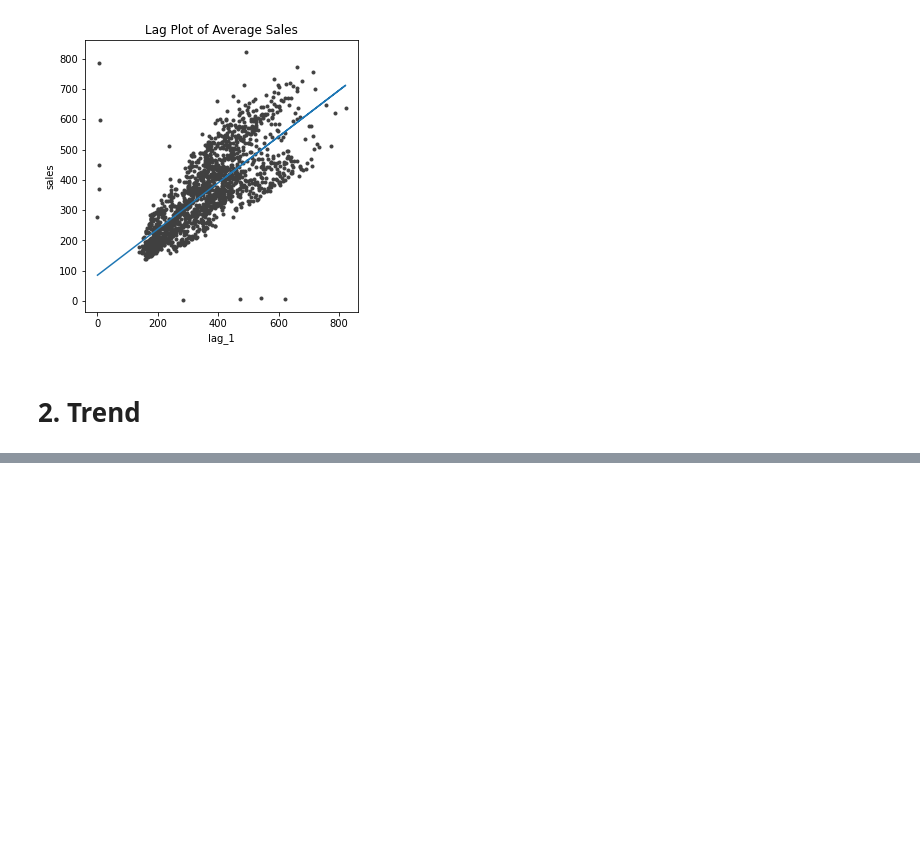
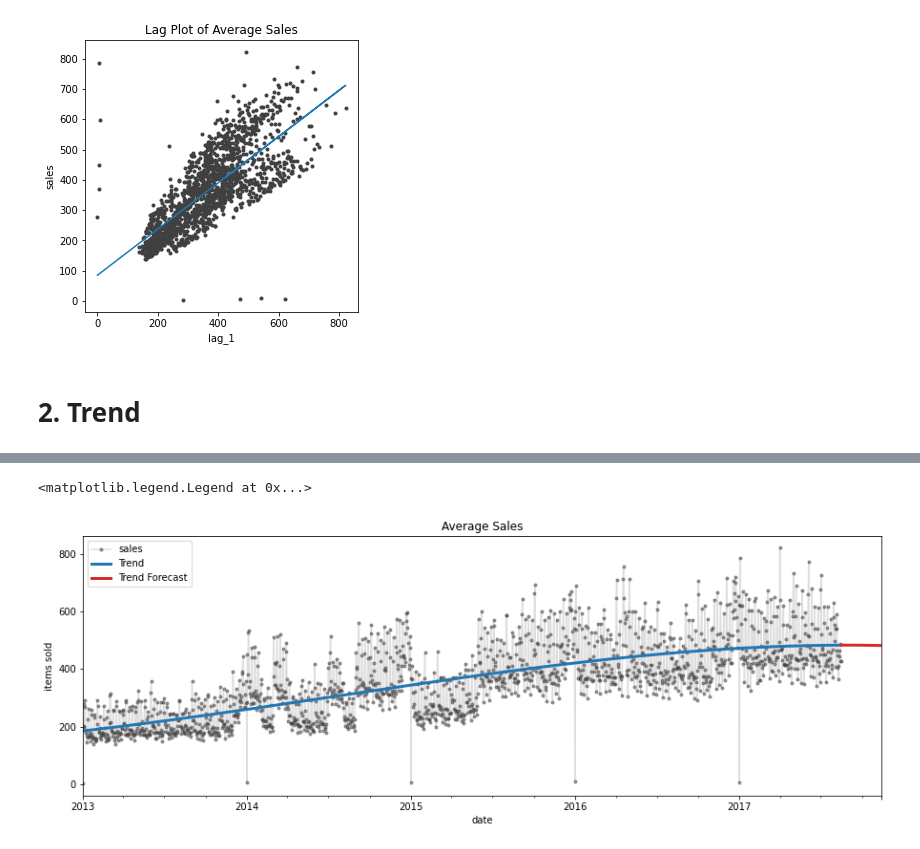
Before and after one commit to delpinolisette/time-series-analysis, a Jupyter notebook: alejandro-work/kaggle_time_series_tutorial.ipynb, the cells around one changed output, grey strips where cells are left out. Saved outputs shown, nothing was run; the diff lists cells and outputs as text; code cells hidden in the pictures; blank space fills up the shorter version.

```diff
--- a/alejandro-work/kaggle_time_series_tutorial.ipynb
+++ b/alejandro-work/kaggle_time_series_tutorial.ipynb
@@ -171,0 +188,27 @@ ax.set(aspect='equal', ylabel='sales', xlabel='lag_1', title='Lag Plot of Averag
+# %%
+from statsmodels.tsa.deterministic import DeterministicProcess
+
+y = average_sales.copy()
+
+dp = DeterministicProcess(
+    index=y.index,
+    constant=True,
+    order=3,
+    drop=True)
+
+X = dp.in_sample()
+X_forecast = dp.out_of_sample(steps=90)
+# %%
+model = LinearRegression()
+model.fit(X,y)
+
+y_pred = pd.Series(model.predict(X), index=X.index)
+y_forecast = pd.Series(model.predict(X_forecast), index=X_forecast.index)
+
+ax = y.plot(**plot_params, alpha=0.5, title='Average Sales', ylabel='items sold')
+ax = y_pred.plot(ax=ax, linewidth=3, label='Trend', color='C0')
+ax = y_forecast.plot(ax=ax, linewidth=3, label='Trend Forecast', color='C3')
+ax.legend()
+# %% [output]
+<matplotlib.legend.Legend at 0x...>
+[figure, added]
```
Also changed, not shown: parts of 10 cells of this notebook, 1 other file.
